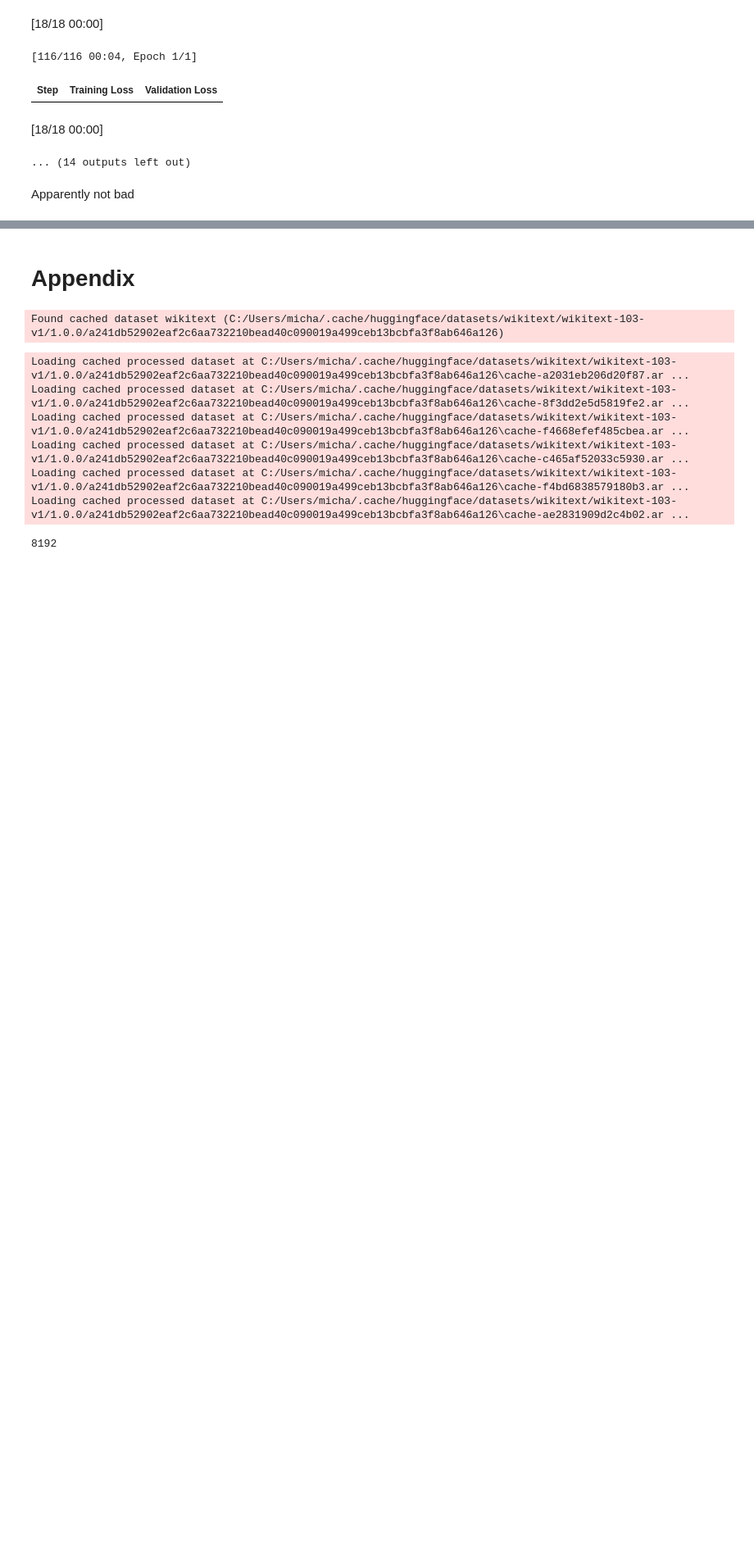
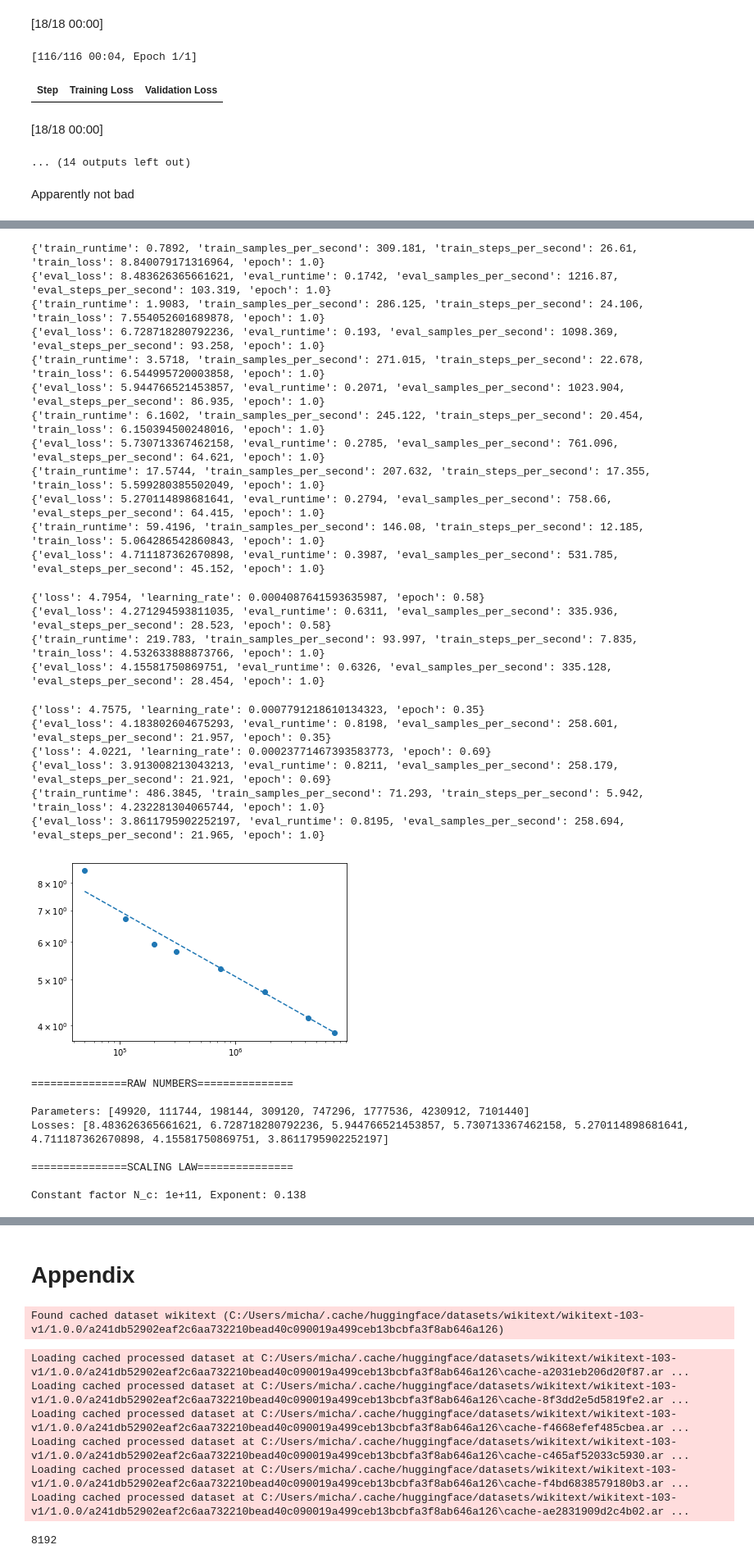
Before and after one commit to mtanghu/LEAP, a Jupyter notebook: Experiments/Ablation.ipynb, the cells around one changed output, grey strips where cells are left out. Shown at 82% size. Drawn from its saved outputs; the diff is of its cells as text; code cells hidden in the pictures; blank space fills up the shorter version.

```diff
--- a/Experiments/Ablation.ipynb
+++ b/Experiments/Ablation.ipynb
@@ -580,0 +1089,34 @@ next experiment(s), try adding an attention proj, possibly replacing the element
+# %%
+try_scaling()
+# %% [output]
+{'train_runtime': 0.7892, 'train_samples_per_second': 309.181, 'train_steps_per_second': 26.61, 'train_loss': 8.840079171316964, 'epoch': 1.0}
+{'eval_loss': 8.483626365661621, 'eval_runtime': 0.1742, 'eval_samples_per_second': 1216.87, 'eval_steps_per_second': 103.319, 'epoch': 1.0}
+{'train_runtime': 1.9083, 'train_samples_per_second': 286.125, 'train_steps_per_second': 24.106, 'train_loss': 7.554052601689878, 'epoch': 1.0}
+{'eval_loss': 6.728718280792236, 'eval_runtime': 0.193, 'eval_samples_per_second': 1098.369, 'eval_steps_per_second': 93.258, 'epoch': 1.0}
+{'train_runtime': 3.5718, 'train_samples_per_second': 271.015, 'train_steps_per_second': 22.678, 'train_loss': 6.544995720003858, 'epoch': 1.0}
+{'eval_loss': 5.944766521453857, 'eval_runtime': 0.2071, 'eval_samples_per_second': 1023.904, 'eval_steps_per_second': 86.935, 'epoch': 1.0}
+{'train_runtime': 6.1602, 'train_samples_per_second': 245.122, 'train_steps_per_second': 20.454, 'train_loss': 6.150394500248016, 'epoch': 1.0}
+{'eval_loss': 5.730713367462158, 'eval_runtime': 0.2785, 'eval_samples_per_second': 761.096, 'eval_steps_per_second': 64.621, 'epoch': 1.0}
+{'train_runtime': 17.5744, 'train_samples_per_second': 207.632, 'train_steps_per_second': 17.355, 'train_loss': 5.599280385502049, 'epoch': 1.0}
+{'eval_loss': 5.270114898681641, 'eval_runtime': 0.2794, 'eval_samples_per_second': 758.66, 'eval_steps_per_second': 64.415, 'epoch': 1.0}
+{'train_runtime': 59.4196, 'train_samples_per_second': 146.08, 'train_steps_per_second': 12.185, 'train_loss': 5.064286542860843, 'epoch': 1.0}
+{'eval_loss': 4.711187362670898, 'eval_runtime': 0.3987, 'eval_samples_per_second': 531.785, 'eval_steps_per_second': 45.152, 'epoch': 1.0}
+{'loss': 4.7954, 'learning_rate': 0.0004087641593635987, 'epoch': 0.58}
+{'eval_loss': 4.271294593811035, 'eval_runtime': 0.6311, 'eval_samples_per_second': 335.936, 'eval_steps_per_second': 28.523, 'epoch': 0.58}
+{'train_runtime': 219.783, 'train_samples_per_second': 93.997, 'train_steps_per_second': 7.835, 'train_loss': 4.532633888873766, 'epoch': 1.0}
+{'eval_loss': 4.15581750869751, 'eval_runtime': 0.6326, 'eval_samples_per_second': 335.128, 'eval_steps_per_second': 28.454, 'epoch': 1.0}
+{'loss': 4.7575, 'learning_rate': 0.0007791218610134323, 'epoch': 0.35}
+{'eval_loss': 4.183802604675293, 'eval_runtime': 0.8198, 'eval_samples_per_second': 258.601, 'eval_steps_per_second': 21.957, 'epoch': 0.35}
+{'loss': 4.0221, 'learning_rate': 0.00023771467393583773, 'epoch': 0.69}
+{'eval_loss': 3.913008213043213, 'eval_runtime': 0.8211, 'eval_samples_per_second': 258.179, 'eval_steps_per_second': 21.921, 'epoch': 0.69}
+{'train_runtime': 486.3845, 'train_samples_per_second': 71.293, 'train_steps_per_second': 5.942, 'train_loss': 4.232281304065744, 'epoch': 1.0}
+{'eval_loss': 3.8611795902252197, 'eval_runtime': 0.8195, 'eval_samples_per_second': 258.694, 'eval_steps_per_second': 21.965, 'epoch': 1.0}
+[figure, added]
+===============RAW NUMBERS===============
+
+Parameters: [49920, 111744, 198144, 309120, 747296, 1777536, 4230912, 7101440]
+Losses: [8.483626365661621, 6.728718280792236, 5.944766521453857, 5.730713367462158, 5.270114898681641, 4.711187362670898, 4.15581750869751, 3.8611795902252197]
+
+===============SCALING LAW===============
+
+Constant factor N_c: 1e+11, Exponent: 0.138
```
Also changed, not shown: parts of 37 cells of this notebook.
